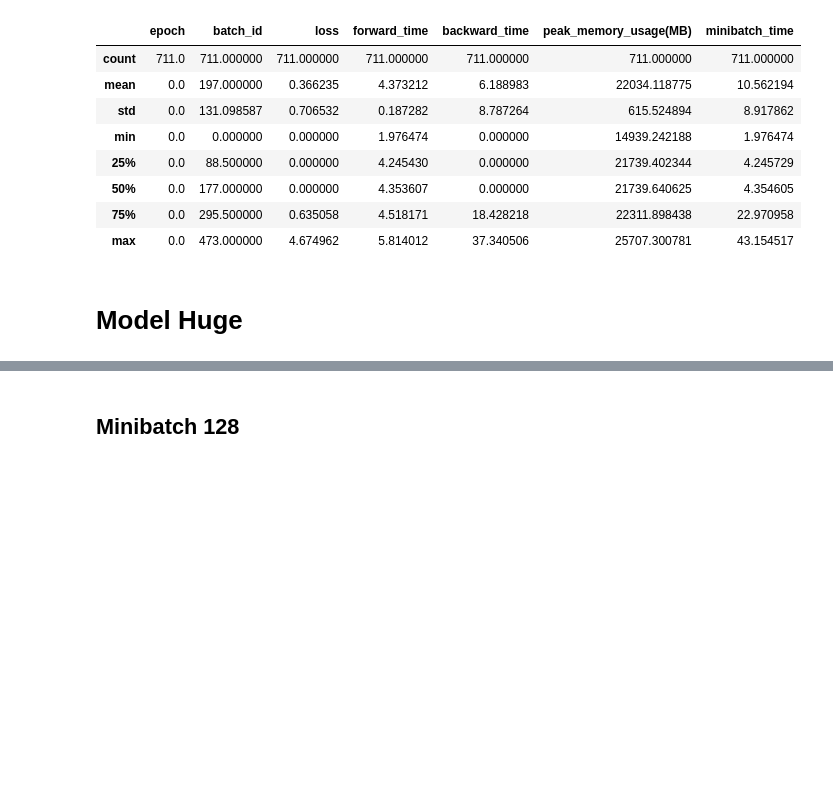
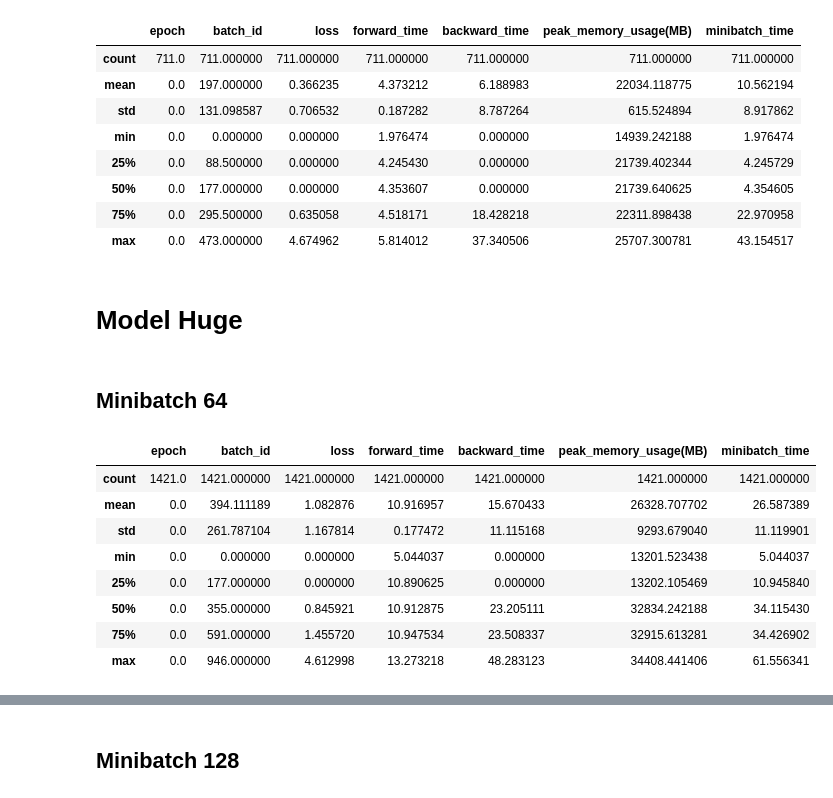
Before and after one commit to JacopoRaffi/Master_Thesis, a Jupyter notebook: analysis/ddp.ipynb, the cells around one changed output, grey strips where cells are left out. Saved outputs shown, nothing was run; the diff lists cells and outputs as text; code cells hidden in the pictures; blank space fills up the shorter version.

```diff
--- a/analysis/ddp.ipynb
+++ b/analysis/ddp.ipynb
@@ -197,3 +227,23 @@ ddp_8.describe()
 | max | 0.0 | 473.000000 | 4.674962 | 5.814012 | 37.340506 | 25707.300781 | 43.154517 |
 # %% [markdown]
 # Model Huge
+# %% [markdown]
+## Minibatch 64
+# %%
+ddp_2 = pd.read_csv("../log/rank_0_synch_ddp_2_minibatch_64_vit-huge-patch14-224-in21k_model.csv")
+ddp_4 = pd.read_csv("../log/rank_0_synch_ddp_4_minibatch_64_vit-huge-patch14-224-in21k_model.csv")
+
+ddp_2["minibatch_time"] = ddp_2["forward_time"] + ddp_2["backward_time"]
+ddp_4["minibatch_time"] = ddp_4["forward_time"] + ddp_4["backward_time"]
+# %%
+ddp_2.describe()
+# %% [output]
+|  | epoch | batch_id | loss | forward_time | backward_time | peak_memory_usage(MB) | minibatch_time |
+| count | 1421.0 | 1421.000000 | 1421.000000 | 1421.000000 | 1421.000000 | 1421.000000 | 1421.000000 |
+| mean | 0.0 | 394.111189 | 1.082876 | 10.916957 | 15.670433 | 26328.707702 | 26.587389 |
+| std | 0.0 | 261.787104 | 1.167814 | 0.177472 | 11.115168 | 9293.679040 | 11.119901 |
+| min | 0.0 | 0.000000 | 0.000000 | 5.044037 | 0.000000 | 13201.523438 | 5.044037 |
+| 25% | 0.0 | 177.000000 | 0.000000 | 10.890625 | 0.000000 | 13202.105469 | 10.945840 |
+| 50% | 0.0 | 355.000000 | 0.845921 | 10.912875 | 23.205111 | 32834.242188 | 34.115430 |
+| 75% | 0.0 | 591.000000 | 1.455720 | 10.947534 | 23.508337 | 32915.613281 | 34.426902 |
+| max | 0.0 | 946.000000 | 4.612998 | 13.273218 | 48.283123 | 34408.441406 | 61.556341 |
```
Also changed, not shown: parts of 4 cells of this notebook.
